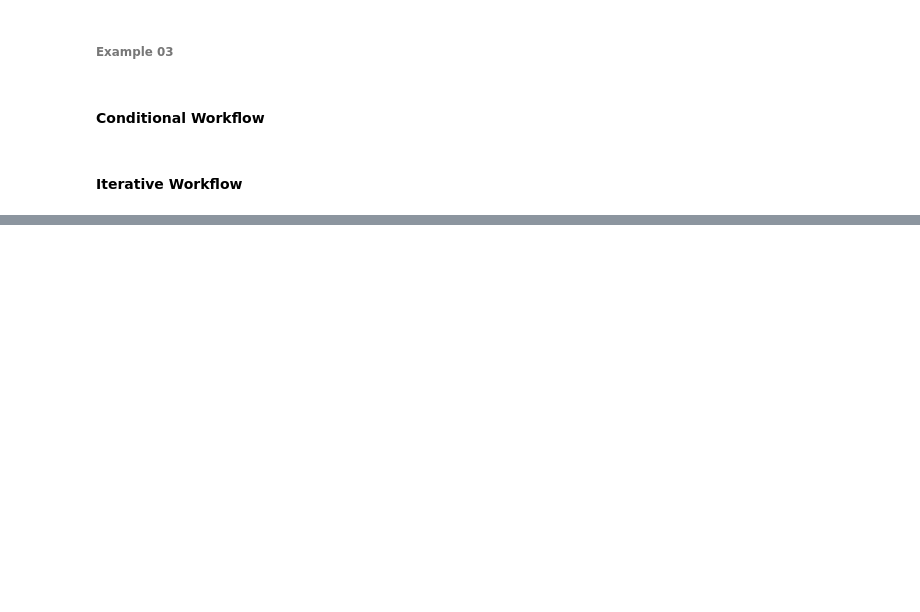
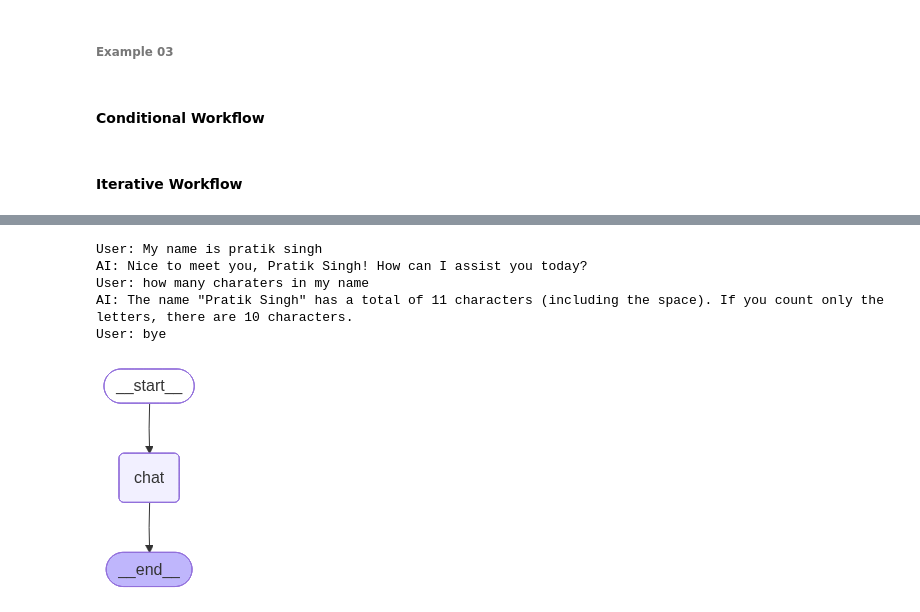
Before and after one commit to memorybyte/langgraph, a Jupyter notebook: workflow.ipynb, the cells around one changed output, grey strips where cells are left out. Cells and saved outputs as stored; diff of their text form; code cells hidden in the pictures; blank space fills up the shorter version.

```diff
--- a/workflow.ipynb
+++ b/workflow.ipynb
@@ -302,0 +384,49 @@ Rating: Overall, I would rate this blog highly as it covers a comprehensive over
+# %%
+# Using messages
+messages = []
+while True:
+    user_message = input('What is on your mind: ')
+    print(f'User: {user_message}')
+
+    if user_message.strip().lower() in ['exit', 'quit', 'bye']:
+        break
+
+    messages.append(HumanMessage(content=user_message))
+
+    response = workflow.invoke({
+        'messages': messages
+    })
+
+    messages.append(AIMessage(content=response['messages'][-1].content))
+
+    print(f'AI: {response['messages'][-1].content}')
+# %% [output]
+User: My name is pratik singh
+AI: Nice to meet you, Pratik Singh! How can I assist you today?
+User: how many charaters in my name
+AI: The name "Pratik Singh" has a total of 11 characters (including the space). If you count only the letters, there are 10 characters.
+User: bye
+# %%
+# Using checkpoint
+from langgraph.checkpoint.memory import MemorySaver
+
+checkpointer = MemorySaver()
+
+# Create graph, add node, add edge and compile
+
+# Create Graph
+graph = StateGraph(ChatState)
+
+
+# Add Node
+NODE_CHAT = 'chat'
+graph.add_node(NODE_CHAT, chat)
+
+# Add Edge
+graph.add_edge(START, NODE_CHAT)
+graph.add_edge(NODE_CHAT, END)
+
+workflow = graph.compile(checkpointer=checkpointer)
+workflow
+# %% [output]
+[figure, added]
```
Also changed, not shown: parts of 12 cells of this notebook.
